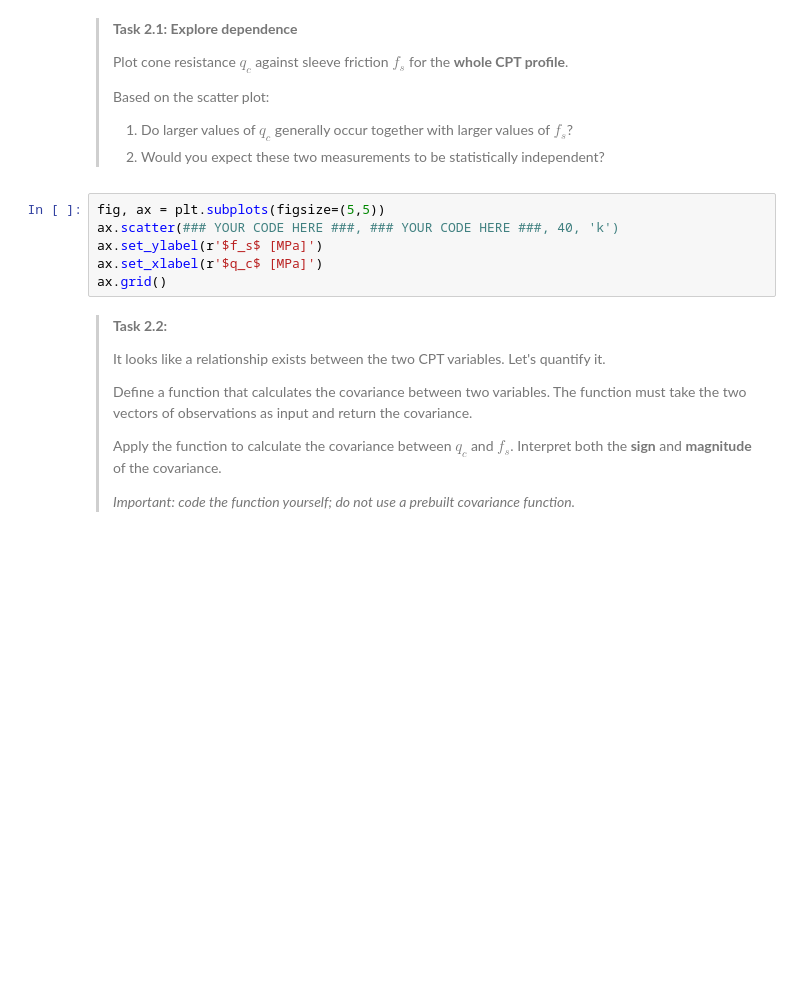
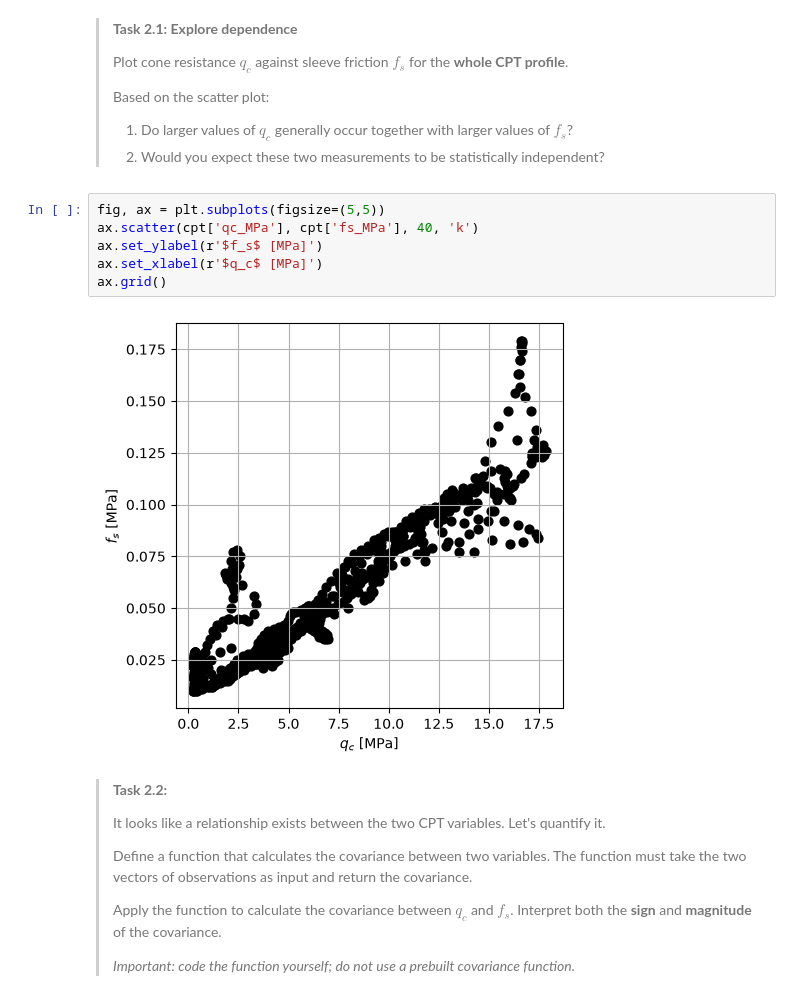
Before and after one commit to Wiggy-020/WS1.5, a Jupyter notebook: Bivariate_Gaussian_CPT_data.ipynb, the cells around one changed output. Cells and saved outputs as stored; diff of their text form; blank space fills up the shorter version.

```diff
--- a/Bivariate_Gaussian_CPT_data.ipynb
+++ b/Bivariate_Gaussian_CPT_data.ipynb
@@ -90,10 +90,12 @@ Depth range: 0.10–14.92 m
 > 2. Would you expect these two measurements to be statistically independent?
 # %%
 fig, ax = plt.subplots(figsize=(5,5))
-ax.scatter(### YOUR CODE HERE ###, ### YOUR CODE HERE ###, 40, 'k')
+ax.scatter(cpt['qc_MPa'], cpt['fs_MPa'], 40, 'k')
 ax.set_ylabel(r'$f_s$ [MPa]')
 ax.set_xlabel(r'$q_c$ [MPa]')
 ax.grid()
+# %% [output]
+[figure, added]
 # %% [markdown]
 > **Task 2.2:**
 >
```
